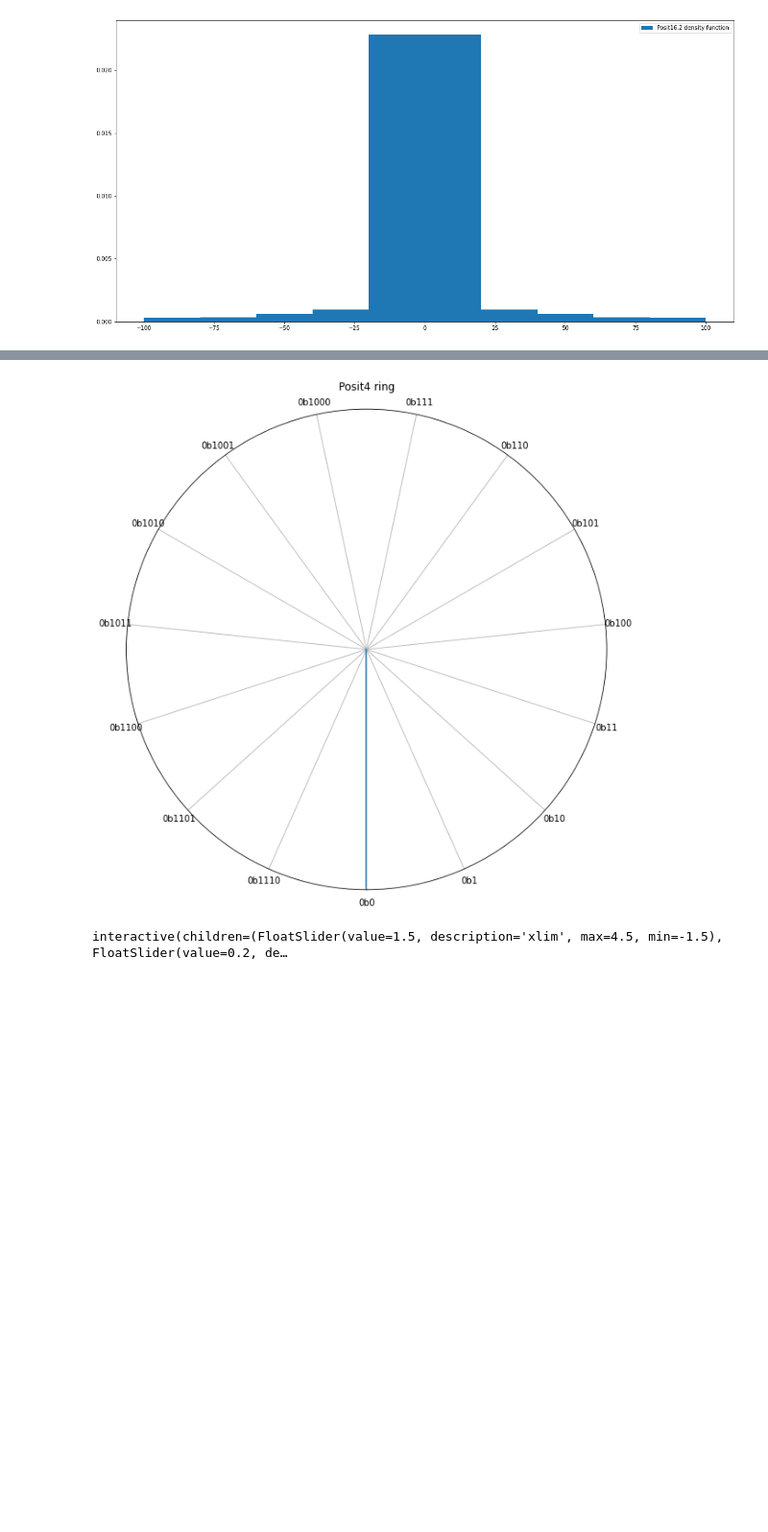
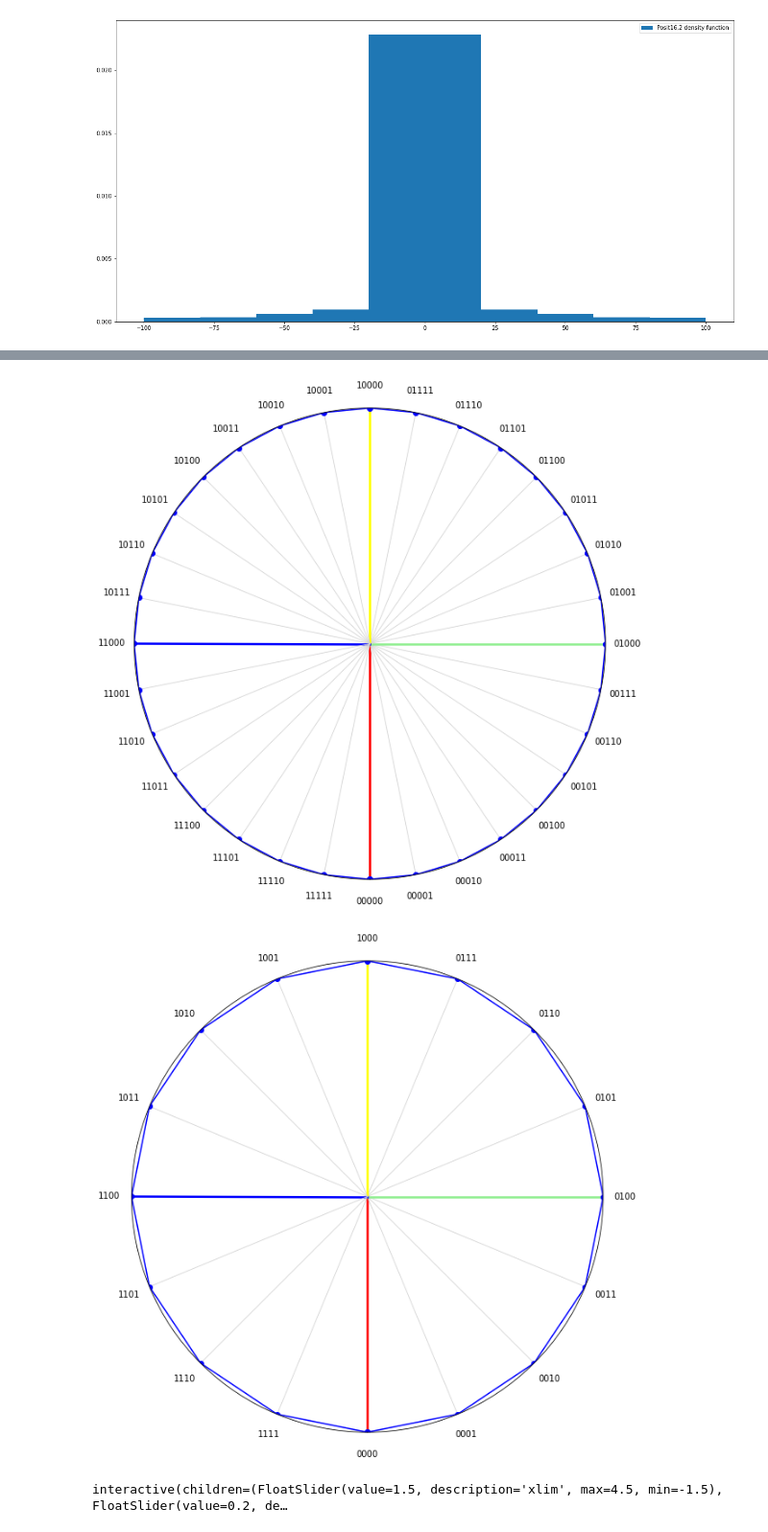
Before and after one commit to federicorossifr/phd_thesis_files, a Jupyter notebook: posit_plots.ipynb, the cells around one changed output, grey strips where cells are left out. Shown: that part at 96% size. Drawn from its saved outputs; the diff is of its cells as text; code cells hidden in the pictures; blank space fills up the shorter version.

```diff
--- a/posit_plots.ipynb
+++ b/posit_plots.ipynb
@@ -9,6 +9,9 @@ from hardposit import from_double, from_bits
 pyplot.rcParams['figure.figsize'] = [20, 10]
 # %%
-bits16_range = range(0,0xFFFF)
-bits8_range = range(0,0xFF)
+bits16_range = range(0,2**16)
+bits8_range = range(0,2**8)
+
+def formatOnNBits(integer,nbits):
+    return f"{integer:b}".zfill(nbits)
 # %%
 posit16_arr = [from_bits(bits,16,2) for bits in bits16_range]
@@ -34,27 +43,52 @@ pyplot.legend();
 # %%
-bits4_integers = (np.arange(0,0xF))
-bits4_range = 2 * np.pi * bits4_integers / 0xF
+def plotRing(nbits):
+    maxInt = 2**nbits
+    bits_integers = (np.arange(0,maxInt))
+    bits_range = 2 * np.pi * bits_integers / maxInt
+    bits_strings = [formatOnNBits(integer,nbits) for integer in bits_integers]
+    r = 2*np.ones(maxInt)
+    theta = np.arange(0,2*np.pi,2*np.pi/r.shape[0])
 
-bits4_strings = [bin(integer) for integer in bits4_integers]
-bits4_range
-r = np.arange(0, 2, 0.01)
-theta = 2 * np.pi * np.ones(r.shape)
+    # Add closing segment
+    theta = np.append(theta, 2*np.pi)
+    r = np.append(r, 2)
 
-fig, ax = pyplot.subplots(subplot_kw={'projection': 'polar'})
-ax.plot(theta, r)
-ax.set_rmax(2)
-ax.set_xticks(bits4_range)
-ax.set_xticklabels(bits4_strings)
-ax.set_theta_zero_location('S')
+    fig, ax = pyplot.subplots(subplot_kw={'projection': 'polar'})
+    ax.plot(theta, r, marker='o', color='b')
+    ax.set_rmax(2)
+    ax.set_xticks(bits_range)
+    ax.set_xticklabels(bits_strings)
+    ax.set_theta_zero_location('S')
 
-ax.set_rticks([])  # Less radial ticks
-ax.set_rlabel_position(-22.5)  # Move radial labels away from plotted line
-ax.grid(True)
+    ax.set_rticks([])  # Less radial ticks
+    ax.grid(True)
+    ax.tick_params(axis='both', which='major', pad=15)
 
-ax.set_title("Posit4 ring", va='bottom')
-pyplot.show()
+    for gridline in ax.xaxis.get_gridlines():
+        gridline.set_color('lightgray')
+
+    ax.xaxis.get_gridlines()[0].set_color('red')
+    ax.xaxis.get_gridlines()[0].set_linewidth(2.5)
+
+    ax.xaxis.get_gridlines()[2**(nbits - 1)].set_color('yellow')
+    ax.xaxis.get_gridlines()[2**(nbits - 1)].set_linewidth(2.5)
+
+    ax.xaxis.get_gridlines()[2**(nbits - 2)].set_color('lightgreen')
+    ax.xaxis.get_gridlines()[2**(nbits - 2)].set_linewidth(2.5)
+
+    ax.xaxis.get_gridlines()[3 * 2**(nbits - 2)].set_color('blue')
+    ax.xaxis.get_gridlines()[3 * 2**(nbits - 2)].set_linewidth(2.5)
+
+
+
+
+    pyplot.show()
+
+plotRing(5);
+plotRing(4)
 # %% [output]
-[figure, old version]
+[figure, new version]
+[figure, added]
 # %%
 resolution8 = np.ediff1d(real8_arr)
 resolution80 = np.ediff1d(real80_arr)
```
Also changed, not shown: parts of 14 cells of this notebook.
